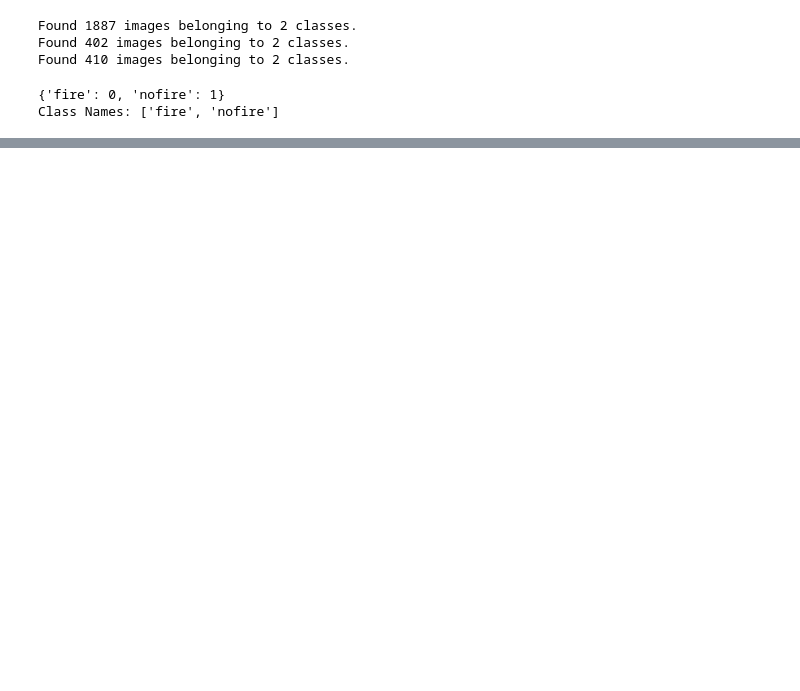
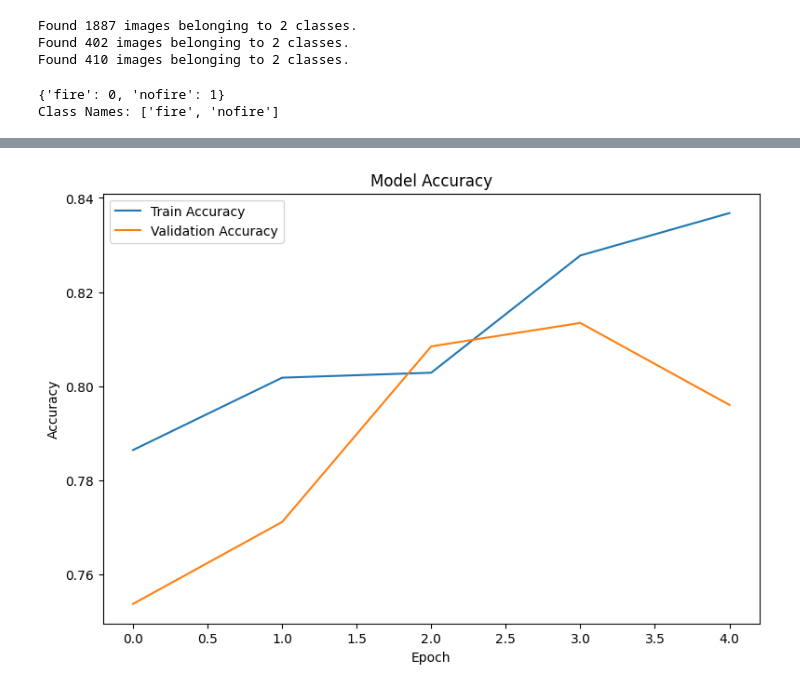
Before and after one commit to Jay0073/Forest-Fire-Detection, a Jupyter notebook: Forest_Fire_Detection.ipynb, the cells around one changed output, grey strips where cells are left out. Saved outputs shown, nothing was run; the diff lists cells and outputs as text; code cells hidden in the pictures; blank space fills up the shorter version.

```diff
--- a/Forest_Fire_Detection.ipynb
+++ b/Forest_Fire_Detection.ipynb
@@ -195,3 +134,30 @@ model = Sequential([
+# %%
+model = Sequential()
+
+model.add(Conv2D(32, (3, 3), input_shape=(224, 224, 3)))
+model.add(Activation('relu'))
+model.add(MaxPooling2D())
+
+model.add(Conv2D(64, (3, 3)))
+model.add(Activation('relu'))
+model.add(MaxPooling2D())
+
+model.add(Conv2D(128, (3, 3)))
+model.add(Activation('relu'))
+model.add(MaxPooling2D())
+
+model.add(Flatten())
+
+model.add(Dense(256))
+model.add(Activation('relu'))
+model.add(Dropout(0.5))
+
+model.add(Dense(64))
+model.add(Activation('relu'))
+model.add(Dropout(0.5))
+
+model.add(Dense(1))
+model.add(Activation('sigmoid'))
 # %%
 model.summary()
 # %% [output]
@@ -227,0 +200,16 @@ hist = model.fit(
+# %%
+# Plot accuracy and loss curves
+plt.figure(figsize=(20, 6))
+
+# Accuracy Plot
+plt.subplot(1, 2, 1)
+plt.plot(hist.history['accuracy'], label='Train Accuracy')
+plt.plot(hist.history['val_accuracy'], label='Validation Accuracy')
+plt.title('Model Accuracy')
+plt.ylabel('Accuracy')
+plt.xlabel('Epoch')
+plt.legend()
+
+plt.show()
+# %% [output]
+[figure, added]
```
Also changed, not shown: parts of 12 cells of this notebook.
